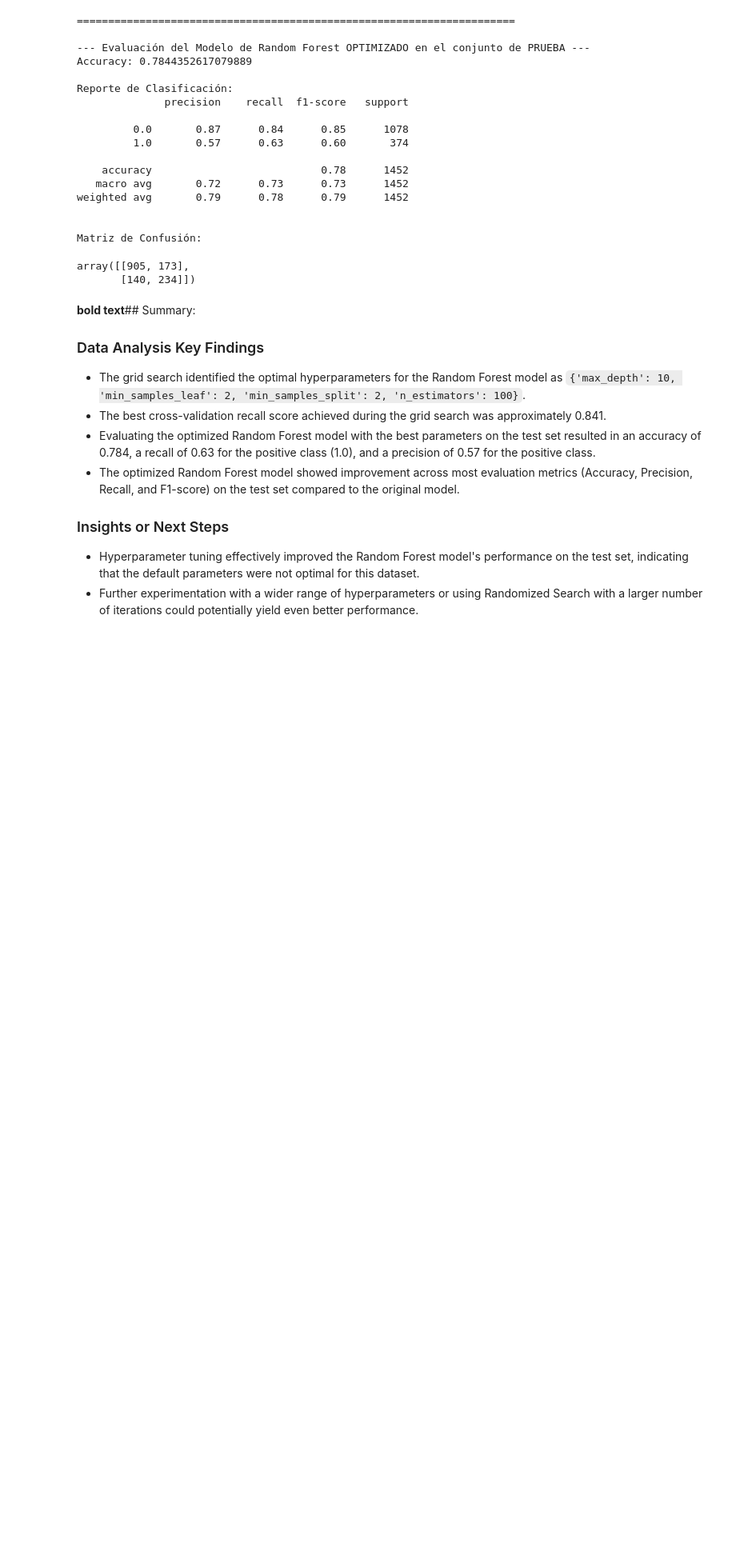
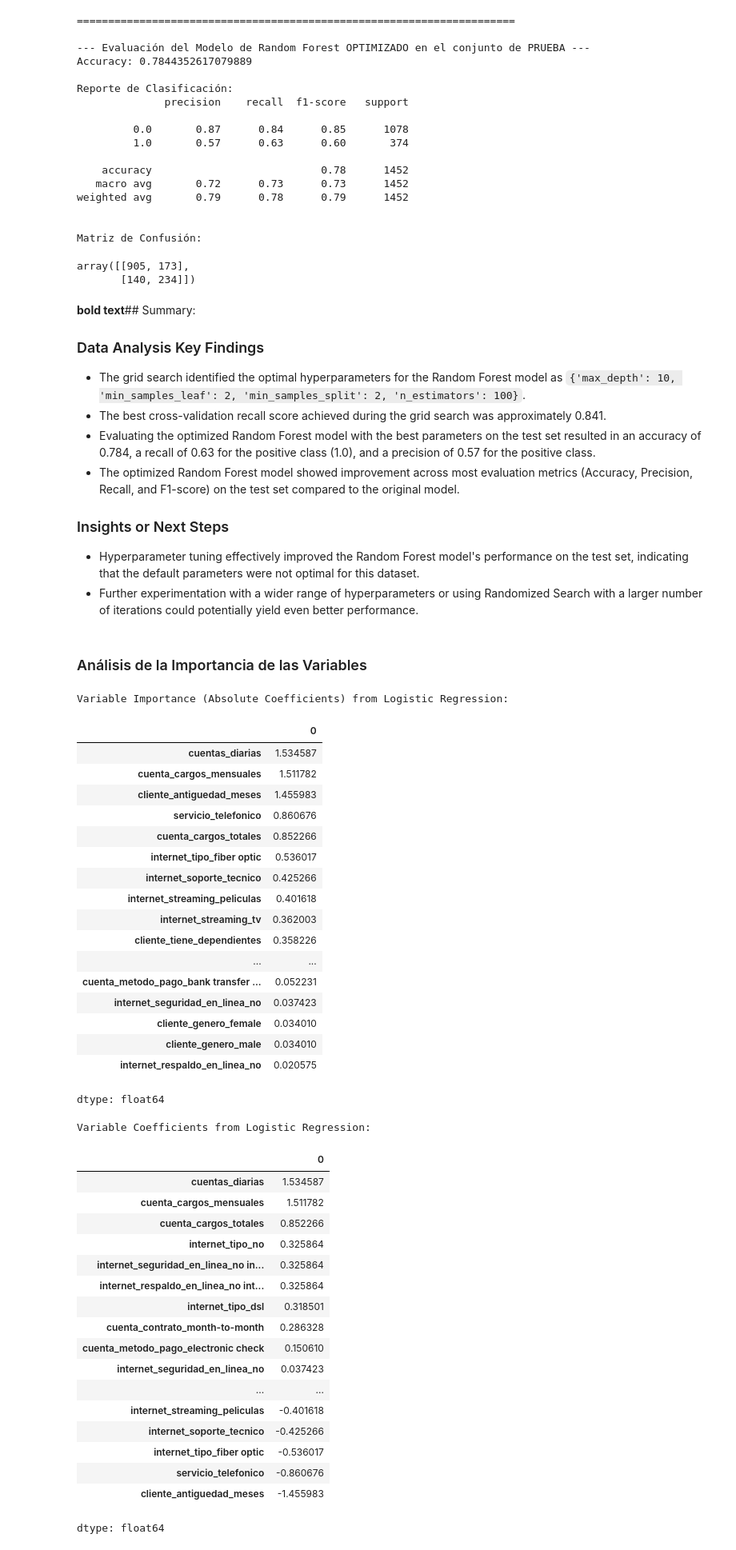
Before and after one commit to Lucas-Jimenez-uribe/Telecom_x_2, a Jupyter notebook: telecom_x_2.ipynb, the cells around one changed output. Shown at 80% size. Drawn from its saved outputs; the diff is of its cells as text; code cells hidden in the pictures; blank space fills up the shorter version.

```diff
--- a/telecom_x_2.ipynb
+++ b/telecom_x_2.ipynb
@@ -628,3 +628,64 @@ array([[905, 173],
 
 * Hyperparameter tuning effectively improved the Random Forest model's performance on the test set, indicating that the default parameters were not optimal for this dataset.
 * Further experimentation with a wider range of hyperparameters or using Randomized Search with a larger number of iterations could potentially yield even better performance.
+# %% [markdown]
+### Análisis de la Importancia de las Variables
+# %%
+# Obtener los coeficientes del modelo de Regresión Logística
+log_reg_coefficients = log_reg_model.coef_[0]
+
+# Obtener los nombres de las características
+feature_names = X_train_resampled.columns
+
+# Crear una Serie de pandas para visualizar fácilmente los coeficientes con sus nombres de características
+coefficients_series = pd.Series(log_reg_coefficients, index=feature_names)
+
+# Ordenar los coeficientes por su valor absoluto para ver las características más impactantes
+sorted_coefficients = coefficients_series.abs().sort_values(ascending=False)
+
+# Mostrar los coeficientes ordenados
+print("Importancia de Variables (Coeficientes Absolutos) de la Regresión Logística:")
+display(sorted_coefficients)
+
+# Mostrar también los coeficientes con sus signos originales
+print("\nCoeficientes de Variables de la Regresión Logística:")
+display(coefficients_series.sort_values(ascending=False))
+# %% [output]
+Variable Importance (Absolute Coefficients) from Logistic Regression:
+|  | 0 |
+| cuentas_diarias | 1.534587 |
+| cuenta_cargos_mensuales | 1.511782 |
+| cliente_antiguedad_meses | 1.455983 |
+| servicio_telefonico | 0.860676 |
+| cuenta_cargos_totales | 0.852266 |
+| internet_tipo_fiber optic | 0.536017 |
+| internet_soporte_tecnico | 0.425266 |
+| internet_streaming_peliculas | 0.401618 |
+| internet_streaming_tv | 0.362003 |
+| cliente_tiene_dependientes | 0.358226 |
+| ... | ... |
+| cuenta_metodo_pago_bank transfer ... | 0.052231 |
+| internet_seguridad_en_linea_no | 0.037423 |
+| cliente_genero_female | 0.034010 |
+| cliente_genero_male | 0.034010 |
+| internet_respaldo_en_linea_no | 0.020575 |
+dtype: float64
+Variable Coefficients from Logistic Regression:
+|  | 0 |
+| cuentas_diarias | 1.534587 |
+| cuenta_cargos_mensuales | 1.511782 |
+| cuenta_cargos_totales | 0.852266 |
+| internet_tipo_no | 0.325864 |
+| internet_seguridad_en_linea_no in... | 0.325864 |
+| internet_respaldo_en_linea_no int... | 0.325864 |
+| internet_tipo_dsl | 0.318501 |
+| cuenta_contrato_month-to-month | 0.286328 |
+| cuenta_metodo_pago_electronic check | 0.150610 |
+| internet_seguridad_en_linea_no | 0.037423 |
+| ... | ... |
+| internet_streaming_peliculas | -0.401618 |
+| internet_soporte_tecnico | -0.425266 |
+| internet_tipo_fiber optic | -0.536017 |
+| servicio_telefonico | -0.860676 |
+| cliente_antiguedad_meses | -1.455983 |
+dtype: float64
```
Also changed, not shown: parts of 7 cells of this notebook.
